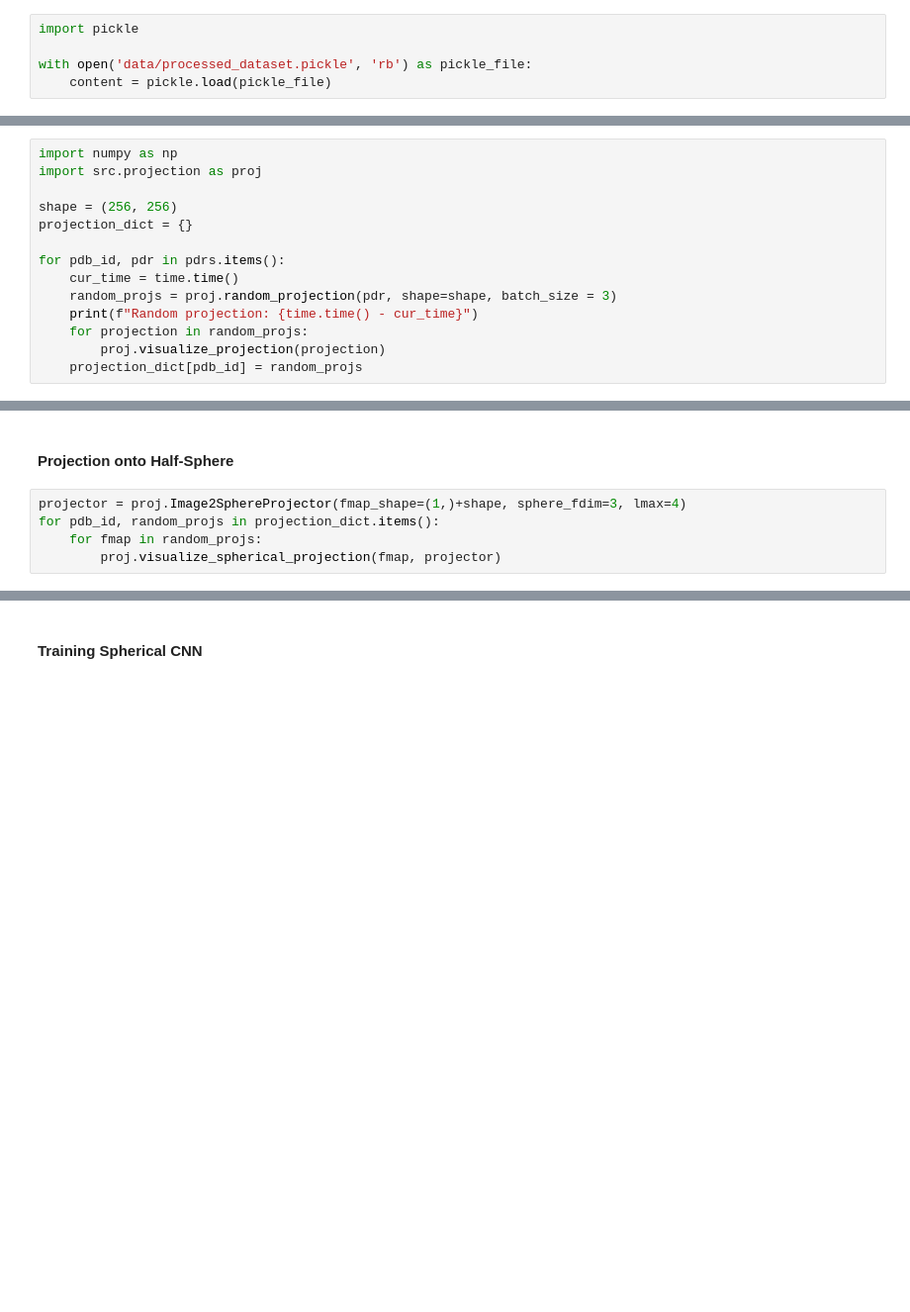
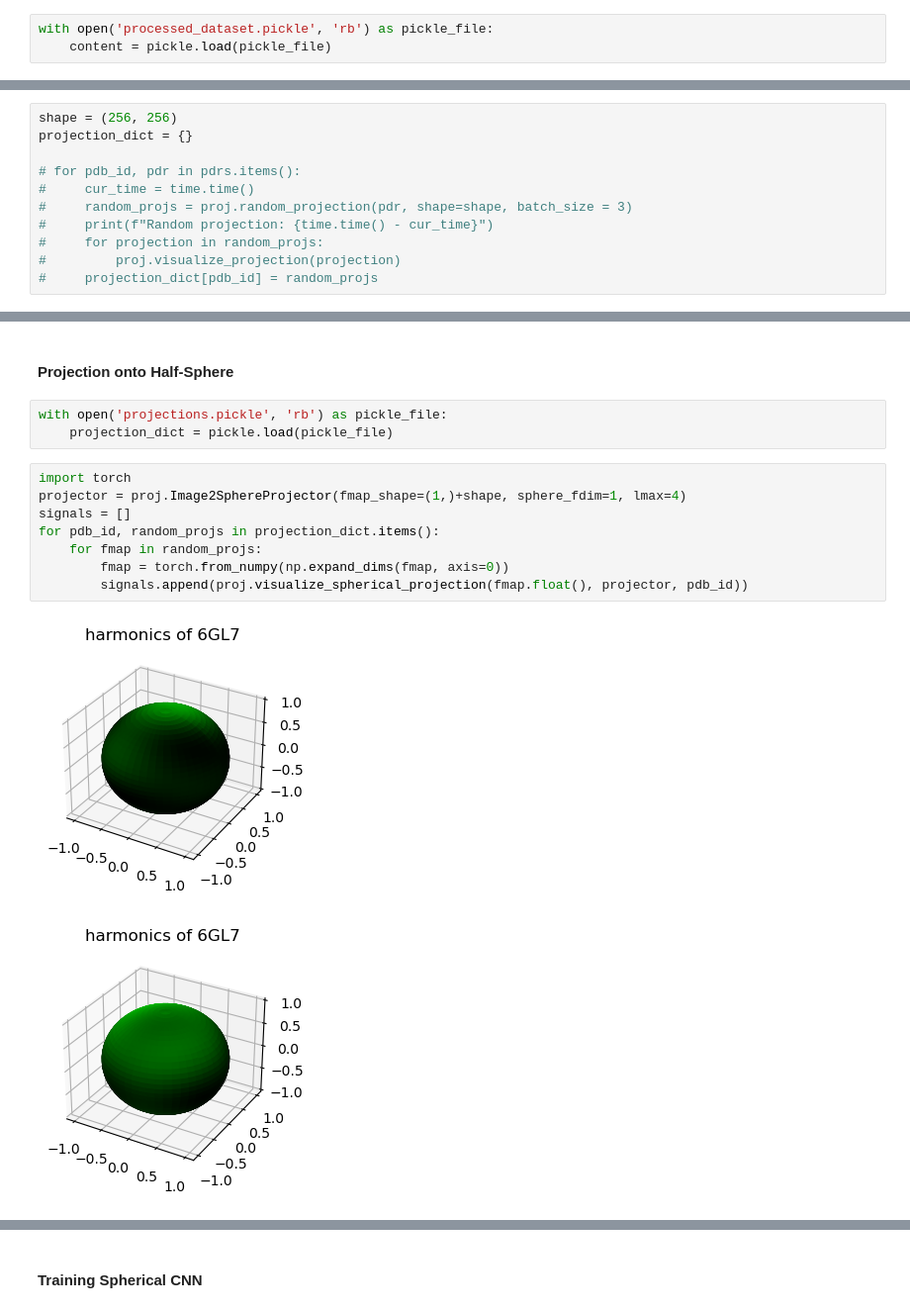
Before and after one commit to divnori/cryo_reconstruction, a Jupyter notebook: project_draft.ipynb, the cells around one changed output, grey strips where cells are left out. Shown: that part at 99% size. Drawn from its saved outputs; the diff is of its cells as text; blank space fills up the shorter version.

```diff
--- a/project_draft.ipynb
+++ b/project_draft.ipynb
@@ -5,5 +23,3 @@
 # %%
-import pickle
-
-with open('data/processed_dataset.pickle', 'rb') as pickle_file:
+with open('processed_dataset.pickle', 'rb') as pickle_file:
     content = pickle.load(pickle_file)
@@ -50,16 +55,13 @@ for id, pdr in  pdrs.items():
 3921074 0.06126678125
 1050347 0.07597996238425926
 # %%
-import numpy as np
-import src.projection as proj
-
 shape = (256, 256)
 projection_dict = {}
 
-for pdb_id, pdr in pdrs.items():
-    cur_time = time.time()
-    random_projs = proj.random_projection(pdr, shape=shape, batch_size = 3)
-    print(f"Random projection: {time.time() - cur_time}")
-    for projection in random_projs:
-        proj.visualize_projection(projection)
-    projection_dict[pdb_id] = random_projs
+# for pdb_id, pdr in pdrs.items():
+#     cur_time = time.time()
+#     random_projs = proj.random_projection(pdr, shape=shape, batch_size = 3)
+#     print(f"Random projection: {time.time() - cur_time}")
+#     for projection in random_projs:
+#         proj.visualize_projection(projection)
+#     projection_dict[pdb_id] = random_projs
@@ -93,7 +71,16 @@ Random projection: 23.289419651031494
 # %% [markdown]
 #### Projection onto Half-Sphere ####
+# %%
+with open('projections.pickle', 'rb') as pickle_file:
+    projection_dict = pickle.load(pickle_file)
 # %%
-projector = proj.Image2SphereProjector(fmap_shape=(1,)+shape, sphere_fdim=3, lmax=4)
+import torch
+projector = proj.Image2SphereProjector(fmap_shape=(1,)+shape, sphere_fdim=1, lmax=4)
+signals = []
 for pdb_id, random_projs in projection_dict.items():
     for fmap in random_projs:
-        proj.visualize_spherical_projection(fmap, projector)
+        fmap = torch.from_numpy(np.expand_dims(fmap, axis=0))
+        signals.append(proj.visualize_spherical_projection(fmap.float(), projector, pdb_id))
+# %% [output]
+[figure, added]
+[figure, added]
```
Also changed, not shown: parts of 17 cells of this notebook, 4 other files.
